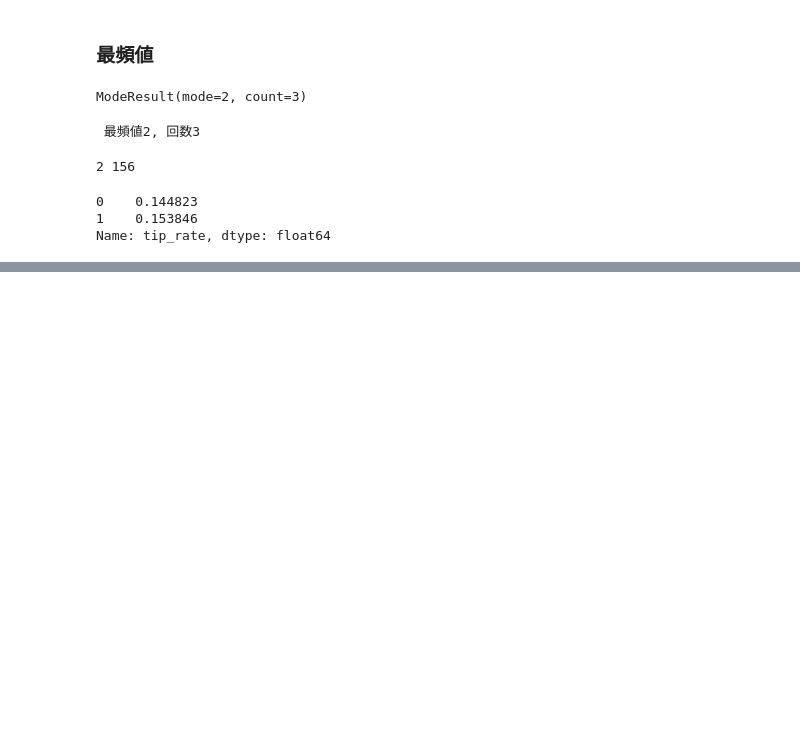
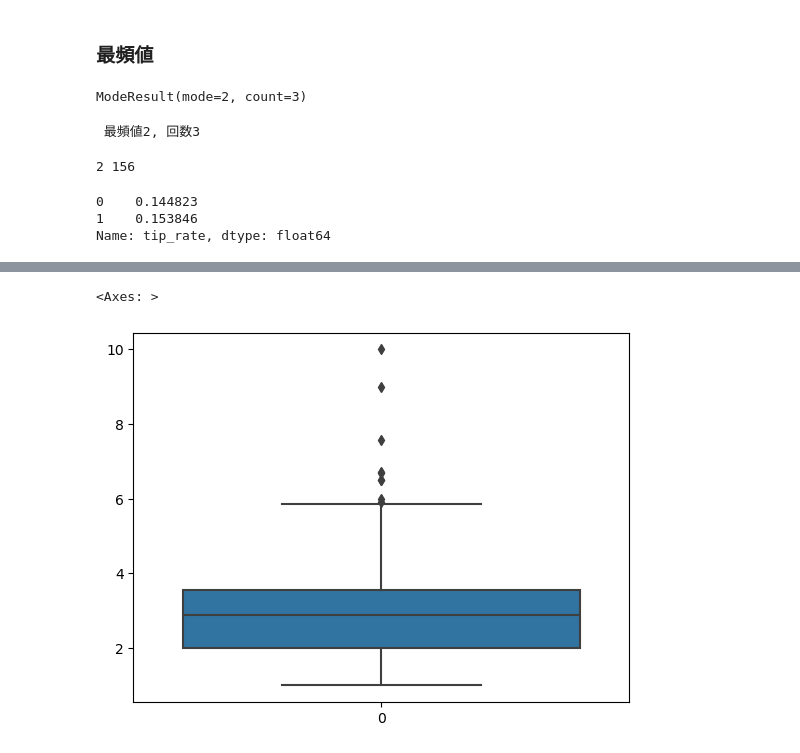
Before and after one commit to yunozon/statistics_test_2, a Jupyter notebook: study/section1.ipynb, the cells around one changed output, grey strips where cells are left out. Drawn from its saved outputs; the diff is of its cells as text; code cells hidden in the pictures; blank space fills up the shorter version.

```diff
--- a/study/section1.ipynb
+++ b/study/section1.ipynb
@@ -163,0 +236,5 @@ Name: tip_rate, dtype: float64
+# %%
+sns.boxplot(df['tip'])
+# %% [output]
+<Axes: >
+[figure, added]
```
Also changed, not shown: parts of 27 cells of this notebook, 2 other files.
